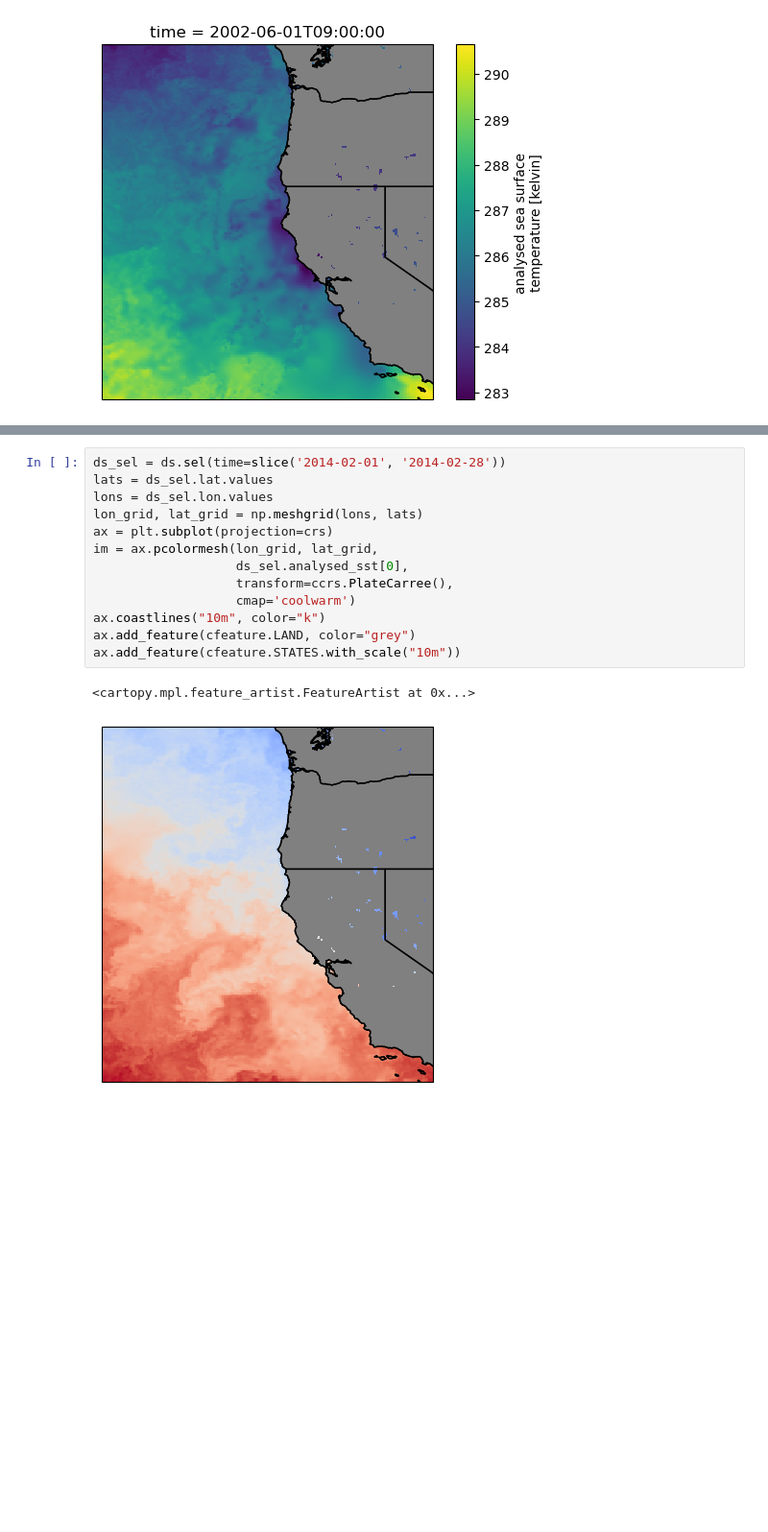
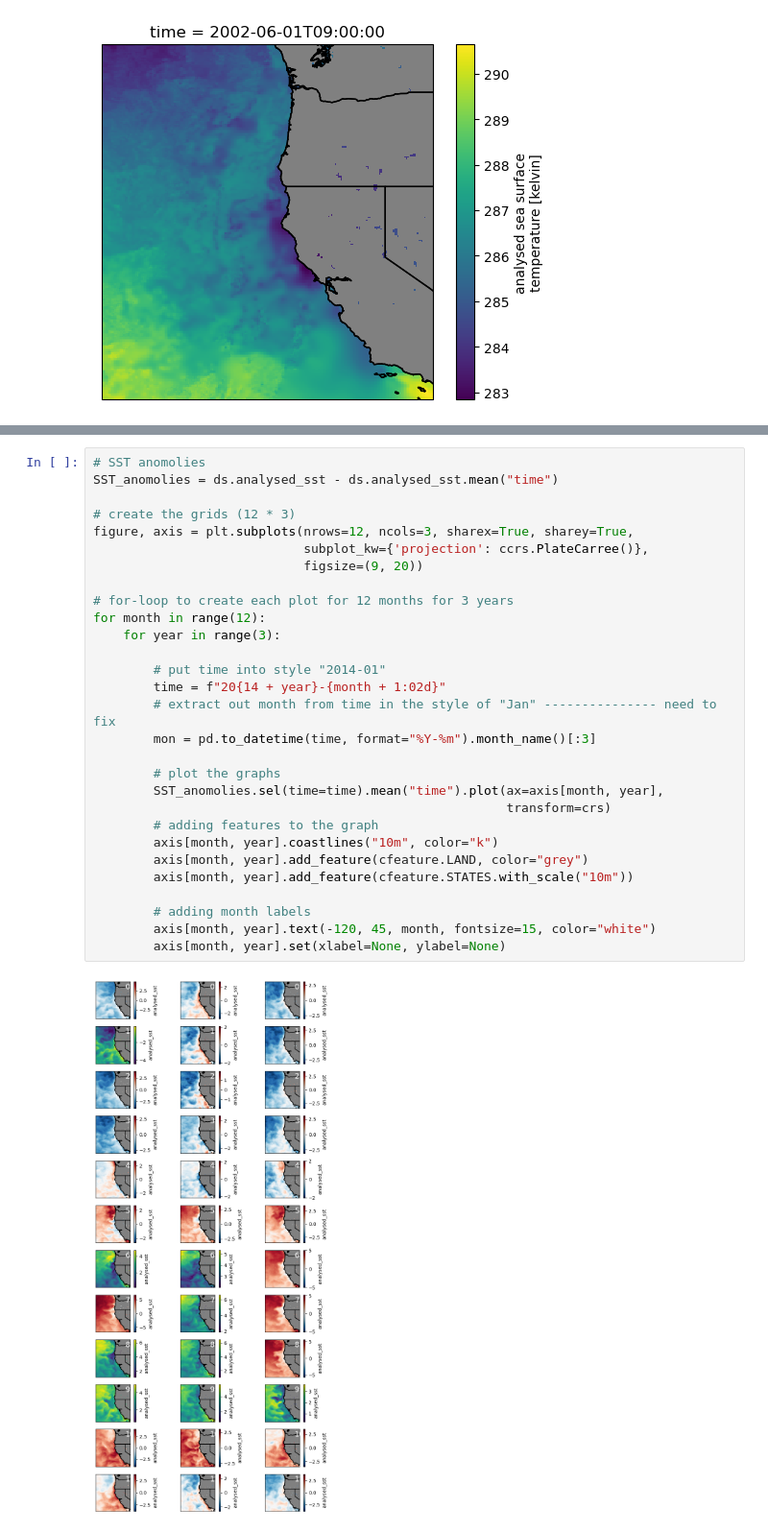
Before and after one commit to UCB-stat-159-s23/hw03-Group14, a Jupyter notebook: climate-Q04.ipynb, the cells around one changed output, grey strips where cells are left out. Shown at 96% size. Drawn from its saved outputs; the diff is of its cells as text; blank space fills up the shorter version.

```diff
--- a/climate-Q04.ipynb
+++ b/climate-Q04.ipynb
@@ -75,16 +55,31 @@ ax.add_feature(cfeature.STATES.with_scale("10m"))
-# %%
-ds_sel = ds.sel(time=slice('2014-02-01', '2014-02-28'))
-lats = ds_sel.lat.values
-lons = ds_sel.lon.values
-lon_grid, lat_grid = np.meshgrid(lons, lats)
-ax = plt.subplot(projection=crs)
-im = ax.pcolormesh(lon_grid, lat_grid,
-                   ds_sel.analysed_sst[0],
-                   transform=ccrs.PlateCarree(),
-                   cmap='coolwarm')
-ax.coastlines("10m", color="k")
-ax.add_feature(cfeature.LAND, color="grey")
-ax.add_feature(cfeature.STATES.with_scale("10m"))
-# %% [output]
-<cartopy.mpl.feature_artist.FeatureArtist at 0x...>
-[figure, removed]
+# %%
+# SST anomolies
+SST_anomolies = ds.analysed_sst - ds.analysed_sst.mean("time")
+
+# create the grids (12 * 3)
+figure, axis = plt.subplots(nrows=12, ncols=3, sharex=True, sharey=True,
+                            subplot_kw={'projection': ccrs.PlateCarree()},
+                            figsize=(9, 20))
+
+# for-loop to create each plot for 12 months for 3 years
+for month in range(12):
+    for year in range(3):
+
+        # put time into style "2014-01"
+        time = f"20{14 + year}-{month + 1:02d}"
+        # extract out month from time in the style of "Jan" --------------- need to fix
+        mon = pd.to_datetime(time, format="%Y-%m").month_name()[:3]
+
+        # plot the graphs
+        SST_anomolies.sel(time=time).mean("time").plot(ax=axis[month, year],
+                                                       transform=crs)
+        # adding features to the graph
+        axis[month, year].coastlines("10m", color="k")
+        axis[month, year].add_feature(cfeature.LAND, color="grey")
+        axis[month, year].add_feature(cfeature.STATES.with_scale("10m"))
+
+        # adding month labels
+        axis[month, year].text(-120, 45, month, fontsize=15, color="white")
+        axis[month, year].set(xlabel=None, ylabel=None)
+# %% [output]
+[figure, added]
```
Also changed, not shown: parts of 1 cell of this notebook, 1 other file.
